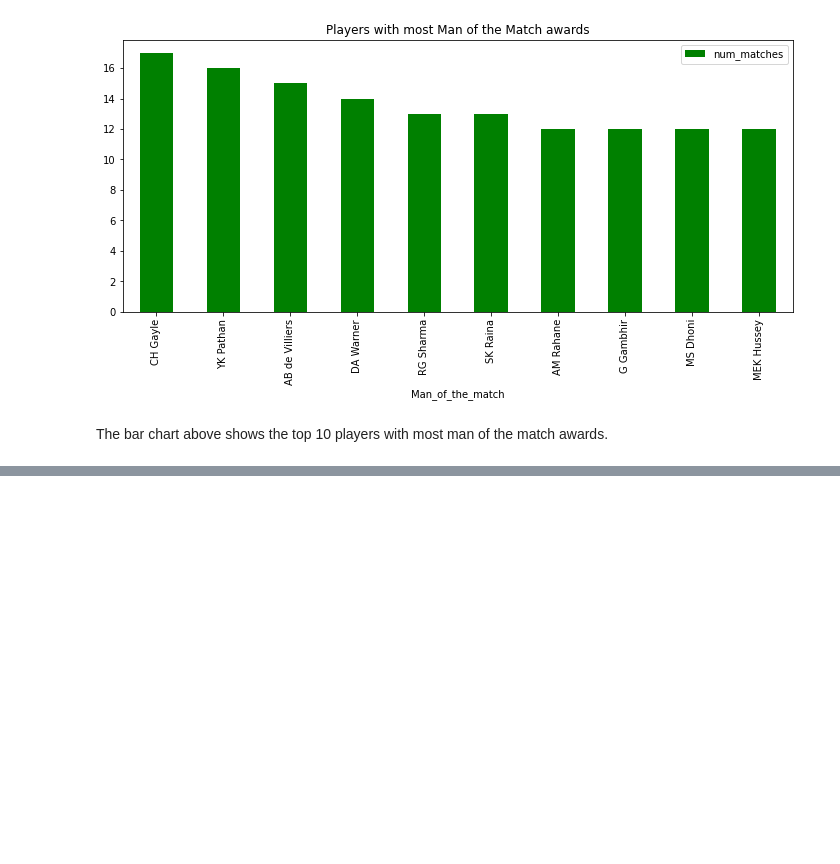
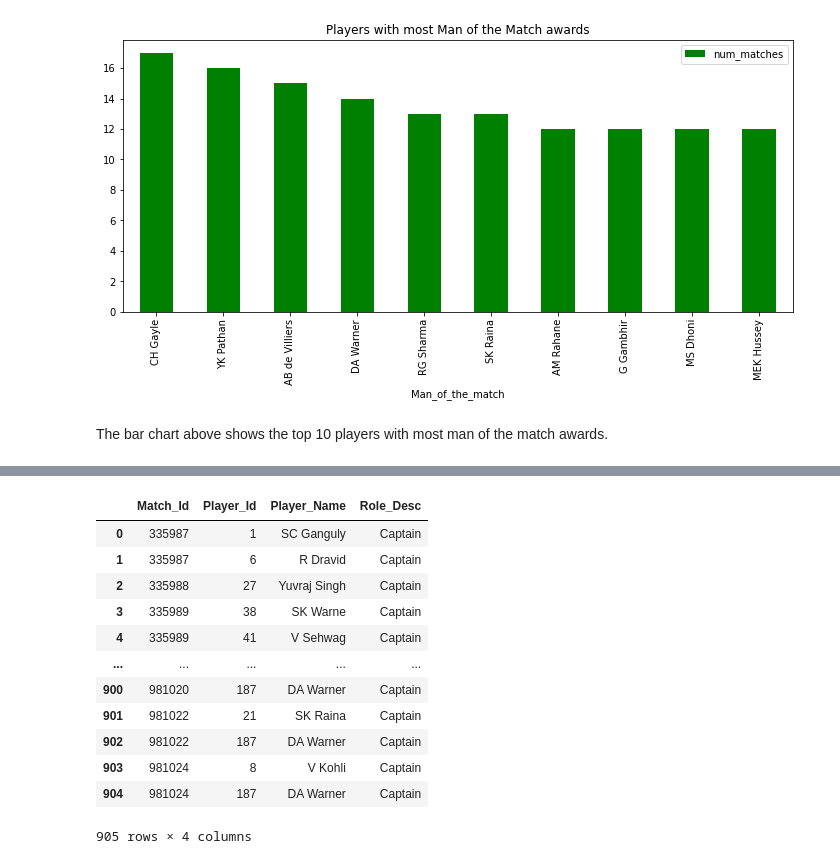
Before and after one commit to crypticrk/IPL-Data-Analysis, a Jupyter notebook: IPL Data Analysis.ipynb, the cells around one changed output, grey strips where cells are left out. Saved outputs shown, nothing was run; the diff lists cells and outputs as text; code cells hidden in the pictures; blank space fills up the shorter version.

```diff
--- a/IPL Data Analysis.ipynb
+++ b/IPL Data Analysis.ipynb
@@ -604,0 +661,22 @@ The bar chart above shows the top 10 players with most man of the match awards.
+# %%
+captains = pd.read_sql("""SELECT Match_Id, Player_Match.Player_Id, Player_Name, Role_Desc FROM Player_Match
+                          INNER JOIN Rolee
+                          ON Player_Match.Role_Id = Rolee.Role_Id
+                          INNER JOIN Player
+                          ON Player_Match.Player_Id = Player.Player_Id
+                          WHERE Role_Desc = 'Captain';""", conn)
+captains
+# %% [output]
+|  | Match_Id | Player_Id | Player_Name | Role_Desc |
+| 0 | 335987 | 1 | SC Ganguly | Captain |
+| 1 | 335987 | 6 | R Dravid | Captain |
+| 2 | 335988 | 27 | Yuvraj Singh | Captain |
+| 3 | 335989 | 38 | SK Warne | Captain |
+| 4 | 335989 | 41 | V Sehwag | Captain |
+| ... | ... | ... | ... | ... |
+| 900 | 981020 | 187 | DA Warner | Captain |
+| 901 | 981022 | 21 | SK Raina | Captain |
+| 902 | 981022 | 187 | DA Warner | Captain |
+| 903 | 981024 | 8 | V Kohli | Captain |
+| 904 | 981024 | 187 | DA Warner | Captain |
+905 rows × 4 columns
```
Also changed, not shown: parts of 7 cells of this notebook.
